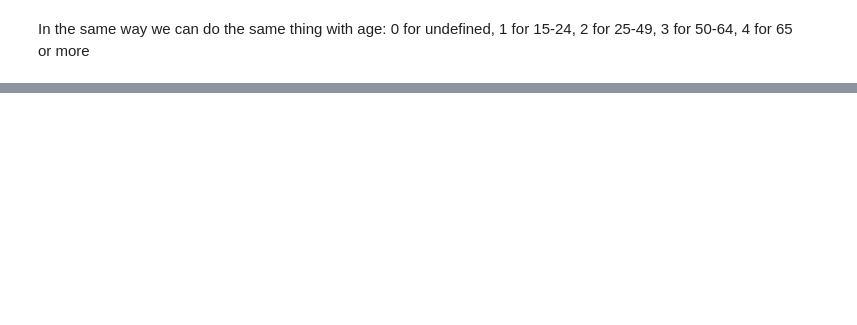
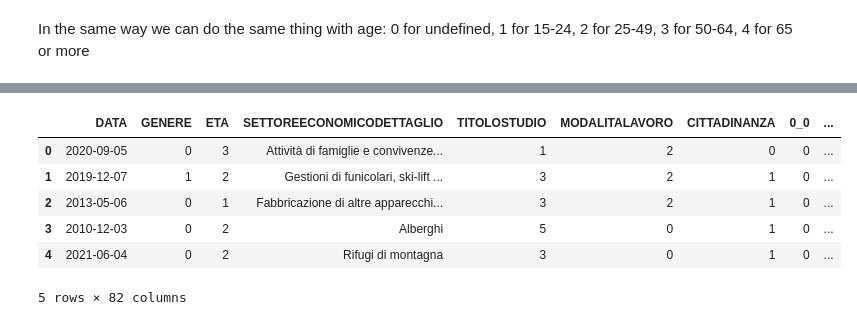
Before and after one commit to BruhZul/DataScienceLaboratory, a Jupyter notebook: Lab2/Feature_transformation.ipynb, the cells around one changed output, grey strips where cells are left out. Saved outputs shown, nothing was run; the diff lists cells and outputs as text; code cells hidden in the pictures; blank space fills up the shorter version.

```diff
--- a/Lab2/Feature_transformation.ipynb
+++ b/Lab2/Feature_transformation.ipynb
@@ -63,0 +180,11 @@ contracts.head()
+# %%
+contracts = pd.get_dummies(contracts, columns=['PROVINCIAIMPRESA'], prefix=['PROVINCIA'], drop_first=True)
+contracts.head()
+# %% [output]
+|  | DATA | GENERE | ETA | SETTOREECONOMICODETTAGLIO | TITOLOSTUDIO | MODALITALAVORO | CITTADINANZA | 0_0 | ... |
+| 0 | 2020-09-05 | 0 | 3 | Attività di famiglie e convivenze... | 1 | 2 | 0 | 0 | ... |
+| 1 | 2019-12-07 | 1 | 2 | Gestioni di funicolari, ski-lift ... | 3 | 2 | 1 | 0 | ... |
+| 2 | 2013-05-06 | 0 | 1 | Fabbricazione di altre apparecchi... | 3 | 2 | 1 | 0 | ... |
+| 3 | 2010-12-03 | 0 | 2 | Alberghi | 5 | 0 | 1 | 0 | ... |
+| 4 | 2021-06-04 | 0 | 2 | Rifugi di montagna | 3 | 0 | 1 | 0 | ... |
+5 rows × 82 columns
```
Also changed, not shown: parts of 14 cells of this notebook, 2 other files.
